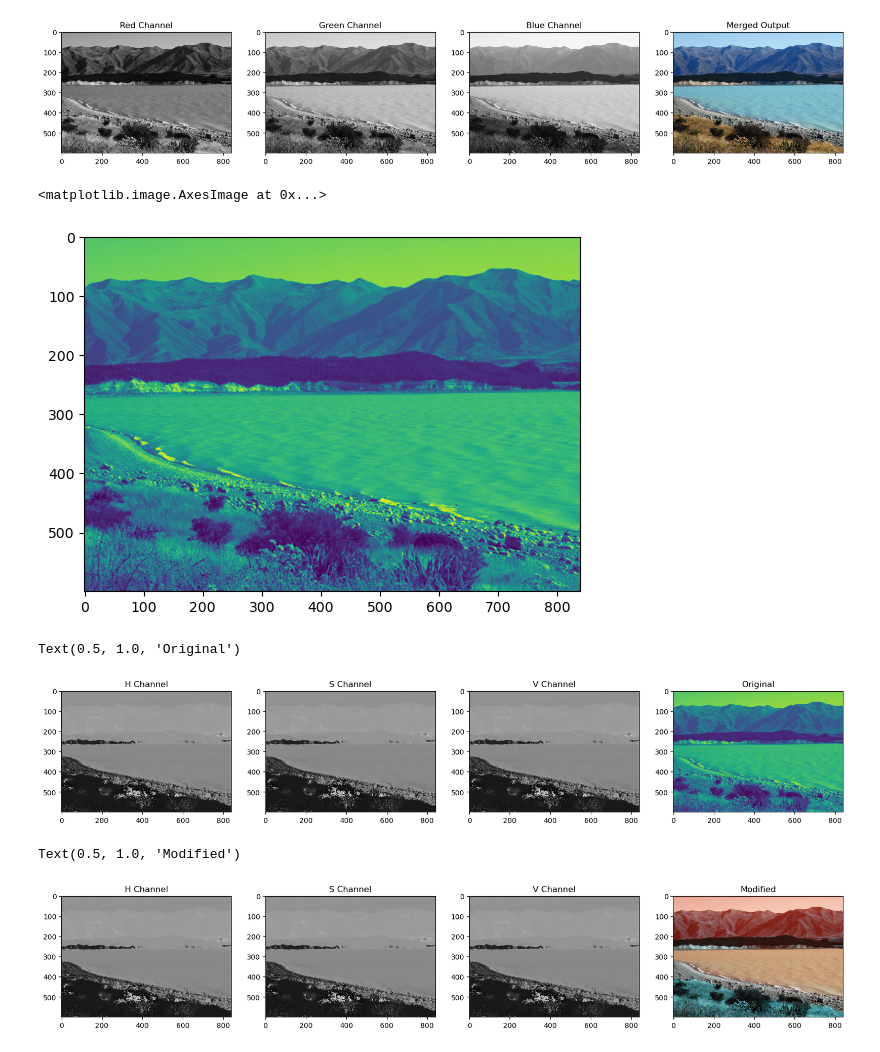
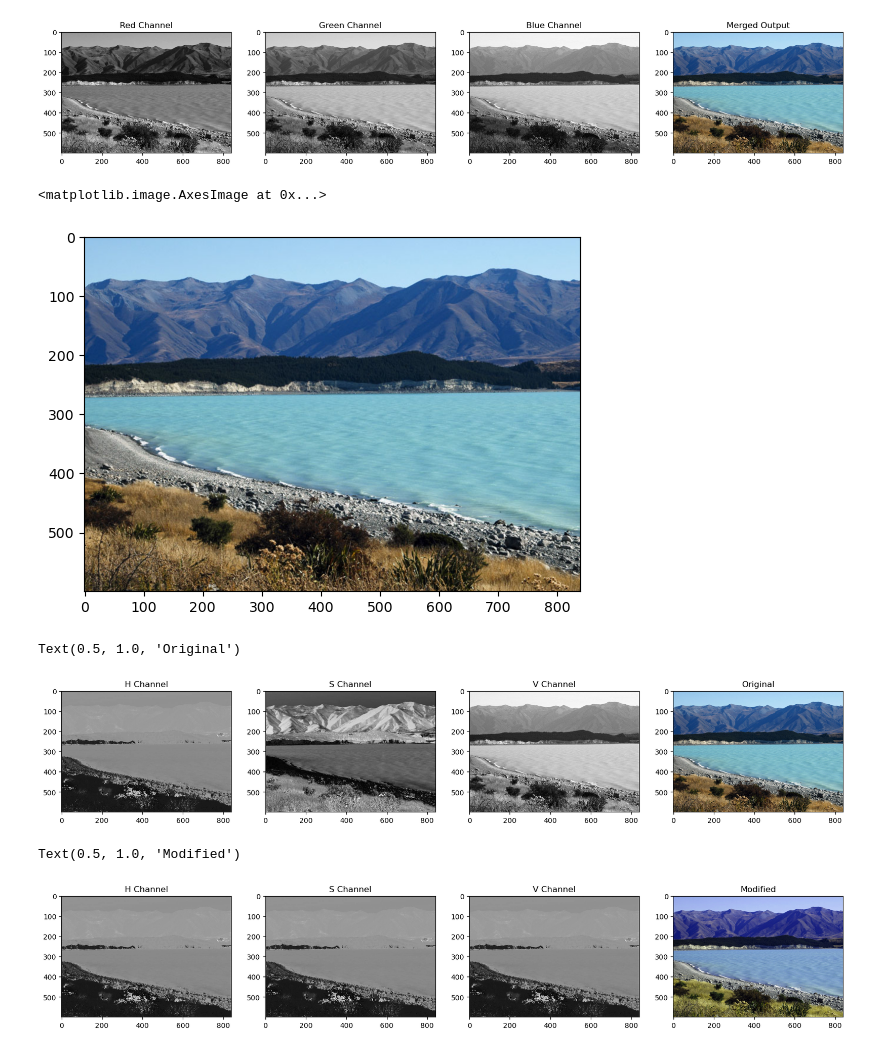
Before and after one commit to erhanbarisolmez/machine-learning-bootcamp, a Jupyter notebook: openCV/main.ipynb, the cells around one changed output. Saved outputs shown, nothing was run; the diff lists cells and outputs as text; code cells hidden in the pictures.

```diff
--- a/openCV/main.ipynb
+++ b/openCV/main.ipynb
@@ -144,11 +153,11 @@ plt.subplot(144);plt.imshow(imgMerged[:,:,::-1]);plt.title("Merged Output");
 [figure]
 # %%
 # OpenCV stores color channels in a differnet order than most other applications (BGR vs RGB
-img_NZ_rgb = cv2.cvtColor(img_NZ_bgr, cv2.COLOR_BGR2GRAY)
+img_NZ_rgb = cv2.cvtColor(img_NZ_bgr, cv2.COLOR_BGR2RGB)
 plt.imshow(img_NZ_rgb)
 # %% [output]
 <matplotlib.image.AxesImage at 0x...>
-[figure, old version]
+[figure, new version]
 # %%
 # changing to hsv color space
 
@@ -162,11 +171,11 @@ plt.imshow(h, cmap='gray')
 plt.title("H Channel")
 
 plt.subplot(142)
-plt.imshow(h, cmap='gray')
+plt.imshow(s, cmap='gray')
 plt.title("S Channel")
 
 plt.subplot(143)
-plt.imshow(h, cmap='gray')
+plt.imshow(v, cmap='gray')
 plt.title("V Channel")
 
 plt.subplot(144)
@@ -174,12 +183,12 @@ plt.imshow(img_NZ_rgb)
 plt.title("Original")
 # %% [output]
 Text(0.5, 1.0, 'Original')
-[figure, old version]
+[figure, new version]
 # %%
 # Modifying indivual channel
 h_new = h +10
 img_NZ_merged = cv2.merge((h_new, s, v))
-img_NZ_rgb = cv2.cvtColor(img_NZ_merged, cv2.COLOR_HSV2BGR)
+img_NZ_rgb = cv2.cvtColor(img_NZ_merged, cv2.COLOR_HSV2RGB)
 
 # show the channels
 plt.figure(figsize=[20,5])
@@ -200,4 +209,4 @@ plt.imshow(img_NZ_rgb)
 plt.title('Modified')
 # %% [output]
 Text(0.5, 1.0, 'Modified')
-[figure, old version]
+[figure, new version]
```
Also changed, not shown: parts of 7 cells of this notebook, 1 other file.
